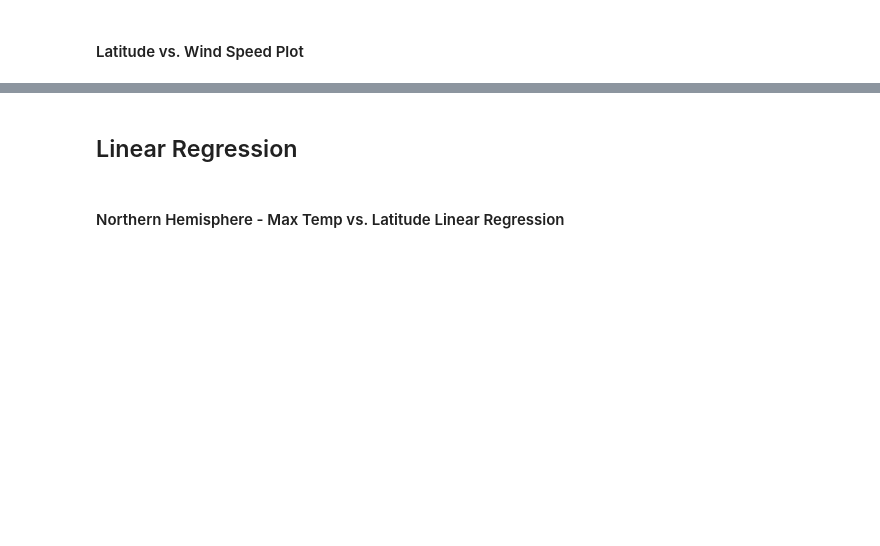
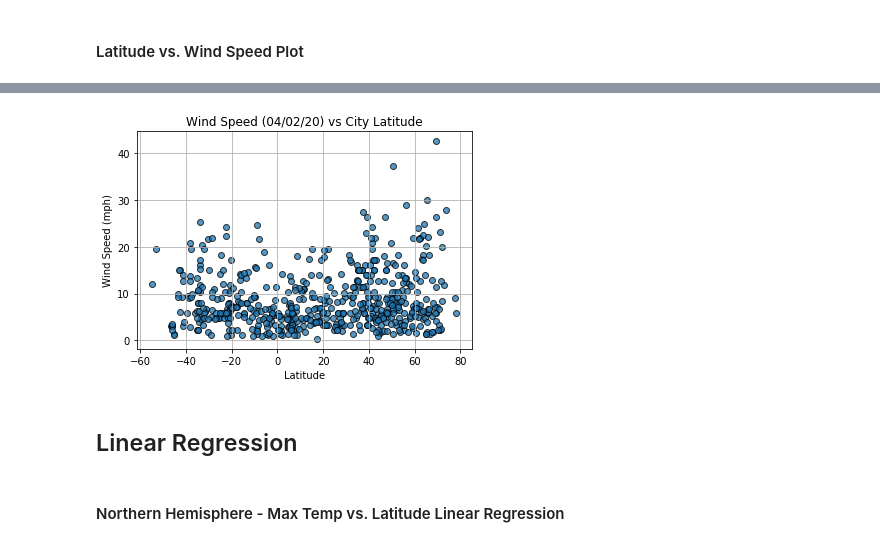
Before and after one commit to jakehollander97/python-api-challenge, a Jupyter notebook: WeatherPy.ipynb, the cells around one changed output, grey strips where cells are left out. Drawn from its saved outputs; the diff is of its cells as text; code cells hidden in the pictures; blank space fills up the shorter version.

```diff
--- a/WeatherPy.ipynb
+++ b/WeatherPy.ipynb
@@ -196,2 +226,17 @@ dtype: int64
+# %%
+plt.scatter(lats, wind_speed, edgecolor='black',
+            linewidths=1, marker='o', alpha = 0.75,
+            label='Cities')
+
+plt.title('Wind Speed (%s) vs City Latitude' % time.strftime('%x'))
+plt.ylabel('Wind Speed (mph)')
+plt.xlabel('Latitude')
+plt.grid(True)
+
+plt.savefig('output_data/WindSpeedVsLat.png')
+
+plt.show()
+# %% [output]
+[figure, added]
 # %% [markdown]
 ## Linear Regression
```
Also changed, not shown: parts of 33 cells of this notebook, 4 other files.
